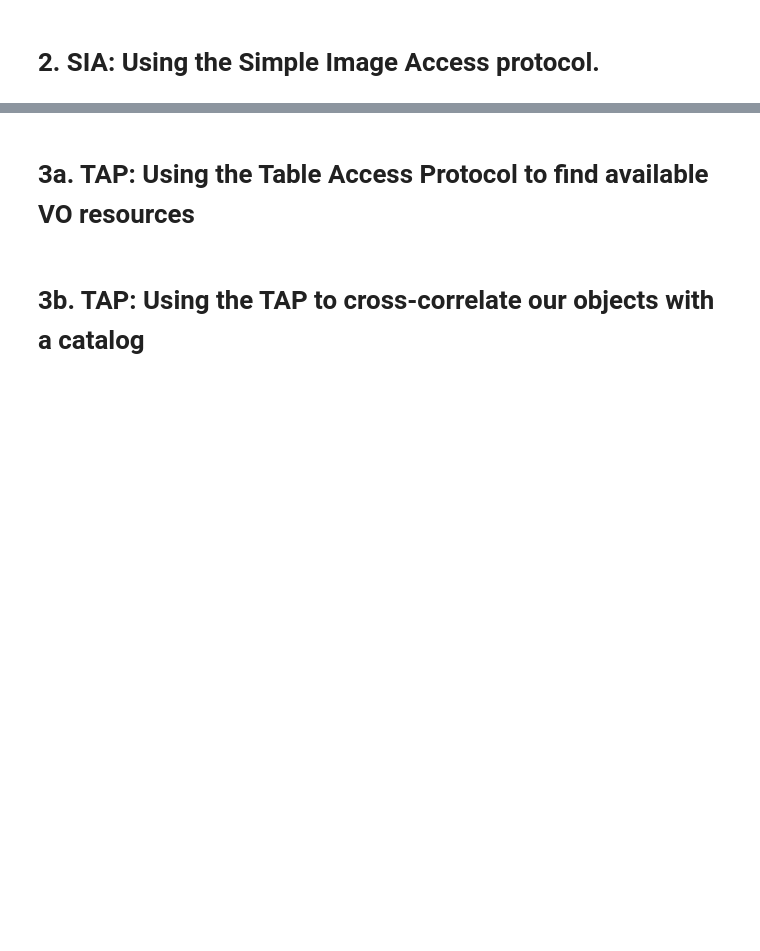
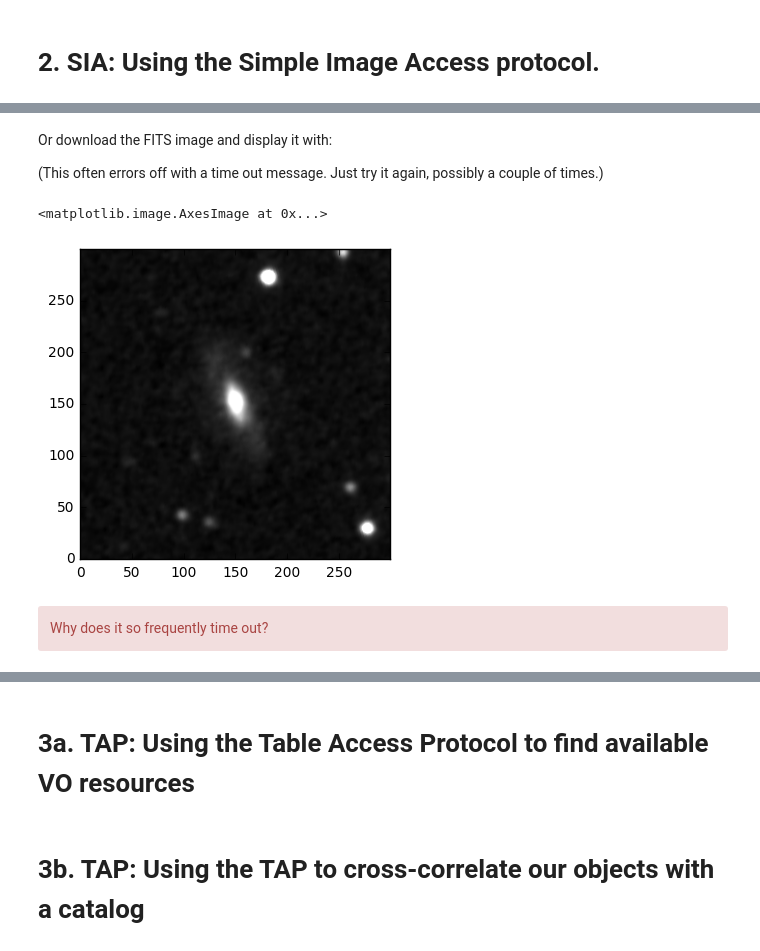
Before and after one commit to trjaffe/navo.old, a Jupyter notebook: heasarc_queries_v6.ipynb, the cells around one changed output, grey strips where cells are left out. Drawn from its saved outputs; the diff is of its cells as text; code cells hidden in the pictures; blank space fills up the shorter version.

```diff
--- a/heasarc_queries_v6.ipynb
+++ b/heasarc_queries_v6.ipynb
@@ -132,0 +218,7 @@ table
+# %%
+pos='{},{}'.format(aptable[0]['RA'],aptable[0]['DEC'])
+#  Note that there's currently a bug in the default interpolation
+#  method with this particular query, so we have to set it to 'LI' here.
+params = {'survey': 'swiftuvot', 'POS': pos, 'SIZE':'0.03', "NAXIS":"300,300", "interpolation":"LI"}
+r = requests.get('https://skyview.gsfc.nasa.gov/cgi-bin/vo/sia.pl', params=params)
+vot=apvot.parse( io.StringIO(r.text) )
@@ -132,0 +254,14 @@ table
+# %% [markdown]
+Or download the FITS image and display it with:
+
+(This often errors off with a time out message.  Just try it again, possibly a couple of times.)
+# %%
+hdu_list=apfits.open(table.array['URL'][4])
+plt.imshow(hdu_list[0].data, cmap='gray', origin='lower',vmax=0.1)
+# %% [output]
+<matplotlib.image.AxesImage at 0x...>
+[figure, added]
+# %% [markdown]
+<div class="alert alert-block alert-danger">
+Why does it so frequently time out?
+</div>
```
Also changed, not shown: parts of 53 cells of this notebook, 1 other file.
